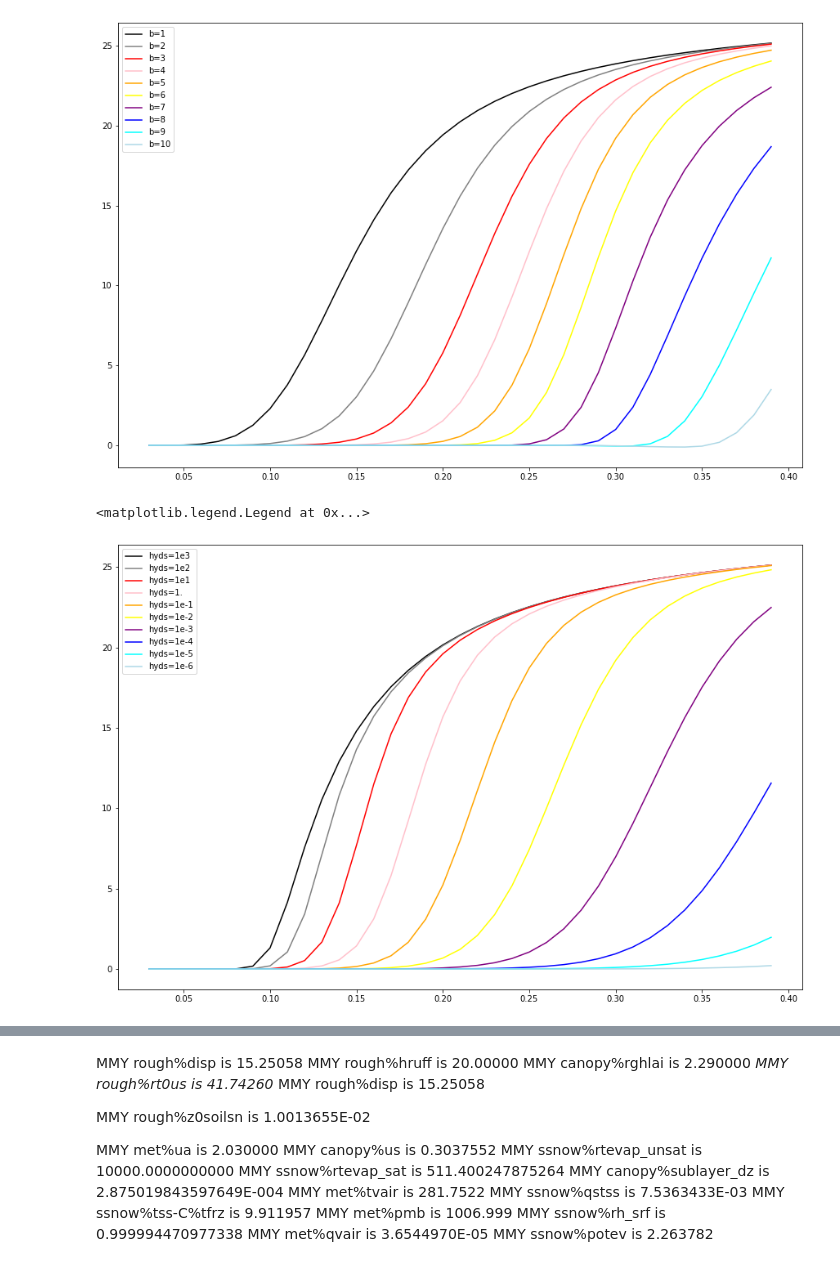
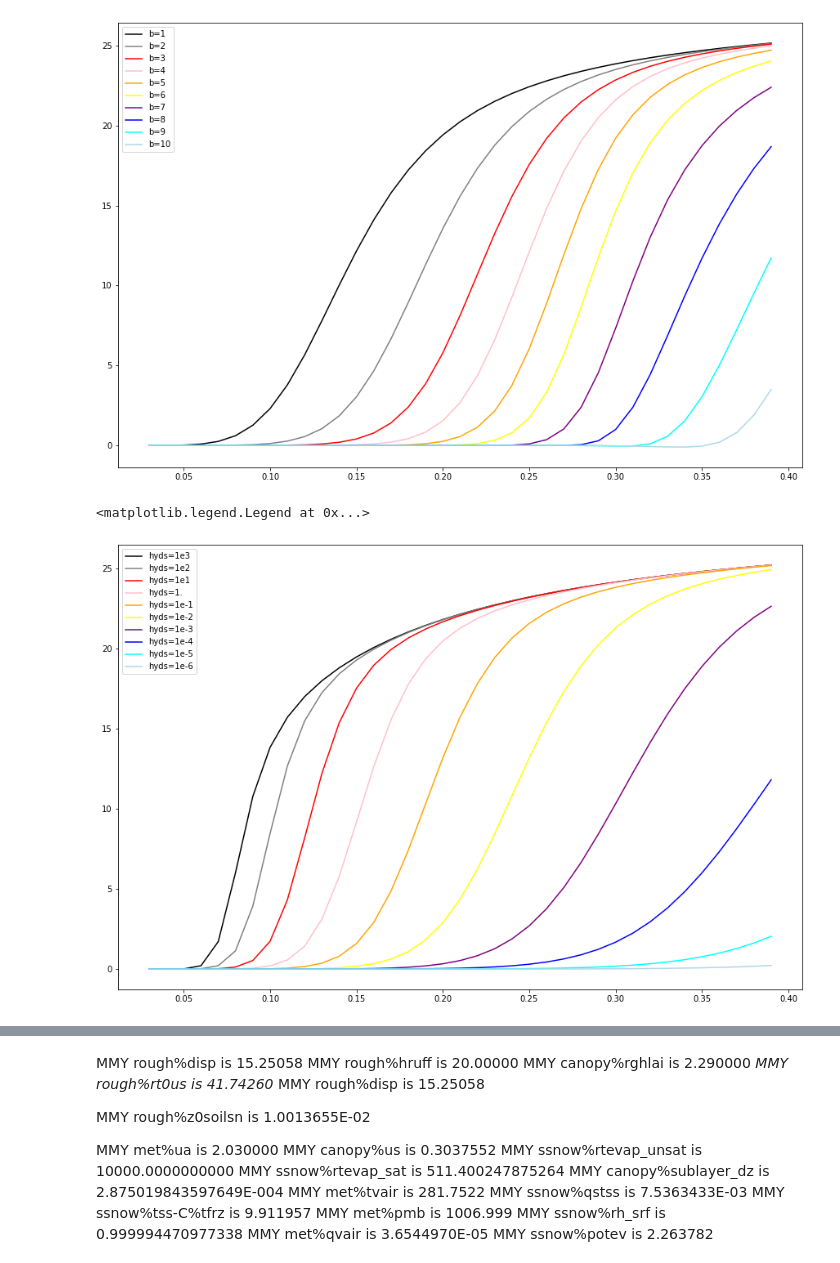
Before and after one commit to bibivking/Jupyter_scripts, a Jupyter notebook: Dani_Or_Soil_Evaporation_Scheme.ipynb, the cells around one changed output, grey strips where cells are left out. Drawn from its saved outputs; the diff is of its cells as text; code cells hidden in the pictures.

```diff
--- a/Dani_Or_Soil_Evaporation_Scheme.ipynb
+++ b/Dani_Or_Soil_Evaporation_Scheme.ipynb
@@ -61,7 +61,7 @@ def main(theta, hyds, bch):
     # rough%z0soilsn (m) soil surface roughness height
     Z0s = calc_Z0s(L, U_x)
 
-    rg = calc_rg(L, U_x, d, Z0s)
+    rg = calc_rg(L, U_x, d, Z0s, Ux)
     rsv = calc_rsv(theta_srf, Tsrf, qsat, bch, hyds)
     rBL,delta = calc_rBL(Uair, U_x, theta, tvair)
 
@@ -385,30 +388,30 @@ ax1.legend()
 # %%
 # test hyds
 hyds = [1e3,1e2,1e1,1.,1e-1,1e-2,1e-3,1e-4,1e-5,1e-6]
 es = np.zeros((len(np.arange(p.theta_r+0.01, p.theta_sat,0.01)), len(hyds)))
-bch = 4.
+bch = 3.
 i = 0
 for hk in hyds:
     j = 0
     for sm in np.arange(p.theta_r+0.01, p.theta_sat,0.01):
         es1= main(sm, hk , bch)
         es[j,i] = es1
         j += 1
     i += 1
 
 fig = plt.figure(figsize=[15,10])
 ax1 = fig.add_subplot(111)
 ax1.plot(np.arange(p.theta_r+0.01, p.theta_sat,0.01),es[:,0], color = 'black', label="hyds=1e3")
 ax1.plot(np.arange(p.theta_r+0.01, p.theta_sat,0.01),es[:,1], color = 'gray', label="hyds=1e2")
 ax1.plot(np.arange(p.theta_r+0.01, p.theta_sat,0.01),es[:,2], color = 'red', label="hyds=1e1")
 ax1.plot(np.arange(p.theta_r+0.01, p.theta_sat,0.01),es[:,3], color = 'pink', label="hyds=1.")
 ax1.plot(np.arange(p.theta_r+0.01, p.theta_sat,0.01),es[:,4], color = 'orange', label="hyds=1e-1")
 ax1.plot(np.arange(p.theta_r+0.01, p.theta_sat,0.01),es[:,5], color = 'yellow', label="hyds=1e-2")
 ax1.plot(np.arange(p.theta_r+0.01, p.theta_sat,0.01),es[:,6], color = 'purple', label="hyds=1e-3")
 ax1.plot(np.arange(p.theta_r+0.01, p.theta_sat,0.01),es[:,7], color = 'blue', label="hyds=1e-4")
 ax1.plot(np.arange(p.theta_r+0.01, p.theta_sat,0.01),es[:,8], color = 'cyan', label="hyds=1e-5")
 ax1.plot(np.arange(p.theta_r+0.01, p.theta_sat,0.01),es[:,9], color = 'lightblue', label="hyds=1e-6")
 ax1.legend()
 # %% [output]
 <matplotlib.legend.Legend at 0x...>
-[figure, old version]
+[figure, new version]
```
Also changed, not shown: parts of 2 cells of this notebook.
